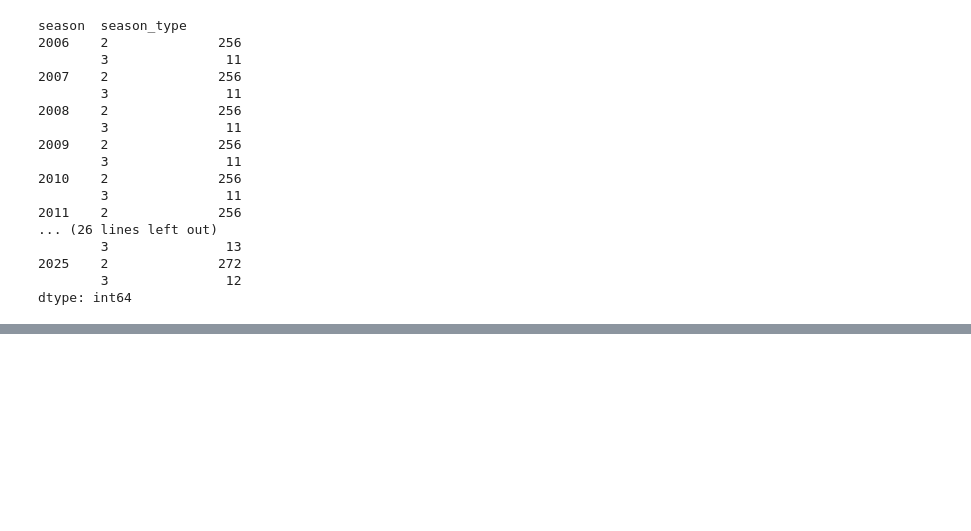
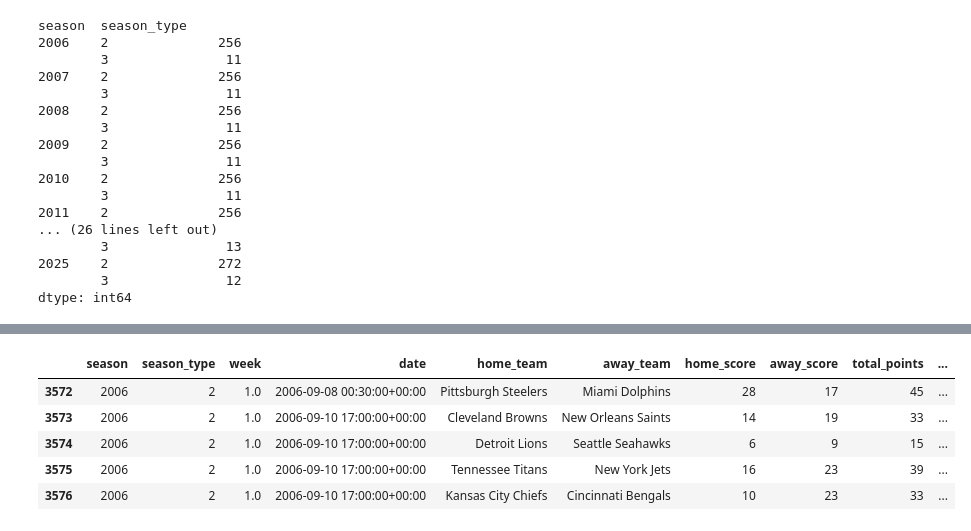
Before and after one commit to robnunez12/hw2, a Jupyter notebook: NFL Midterm EDA.ipynb, the cells around one changed output, grey strips where cells are left out. Saved outputs shown, nothing was run; the diff lists cells and outputs as text; code cells hidden in the pictures; blank space fills up the shorter version.

```diff
--- a/NFL Midterm EDA.ipynb
+++ b/NFL Midterm EDA.ipynb
@@ -735,0 +803,9 @@ memory usage: 593.9+ KB
+# %%
+analysis_df.head()
+# %% [output]
+|  | season | season_type | week | date | home_team | away_team | home_score | away_score | total_points | ... |
+| 3572 | 2006 | 2 | 1.0 | 2006-09-08 00:30:00+00:00 | Pittsburgh Steelers | Miami Dolphins | 28 | 17 | 45 | ... |
+| 3573 | 2006 | 2 | 1.0 | 2006-09-10 17:00:00+00:00 | Cleveland Browns | New Orleans Saints | 14 | 19 | 33 | ... |
+| 3574 | 2006 | 2 | 1.0 | 2006-09-10 17:00:00+00:00 | Detroit Lions | Seattle Seahawks | 6 | 9 | 15 | ... |
+| 3575 | 2006 | 2 | 1.0 | 2006-09-10 17:00:00+00:00 | Tennessee Titans | New York Jets | 16 | 23 | 39 | ... |
+| 3576 | 2006 | 2 | 1.0 | 2006-09-10 17:00:00+00:00 | Kansas City Chiefs | Cincinnati Bengals | 10 | 23 | 33 | ... |
```
Also changed, not shown: parts of 102 cells of this notebook.
